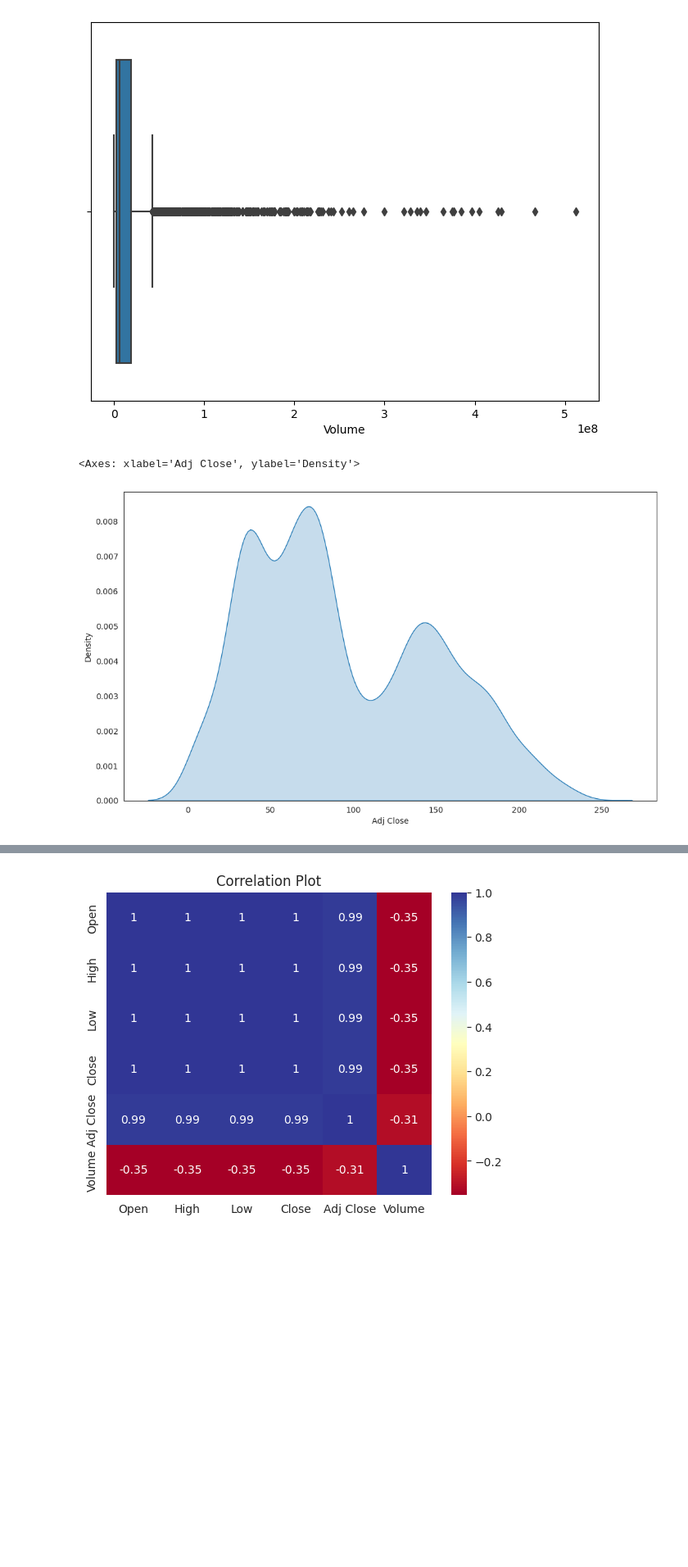
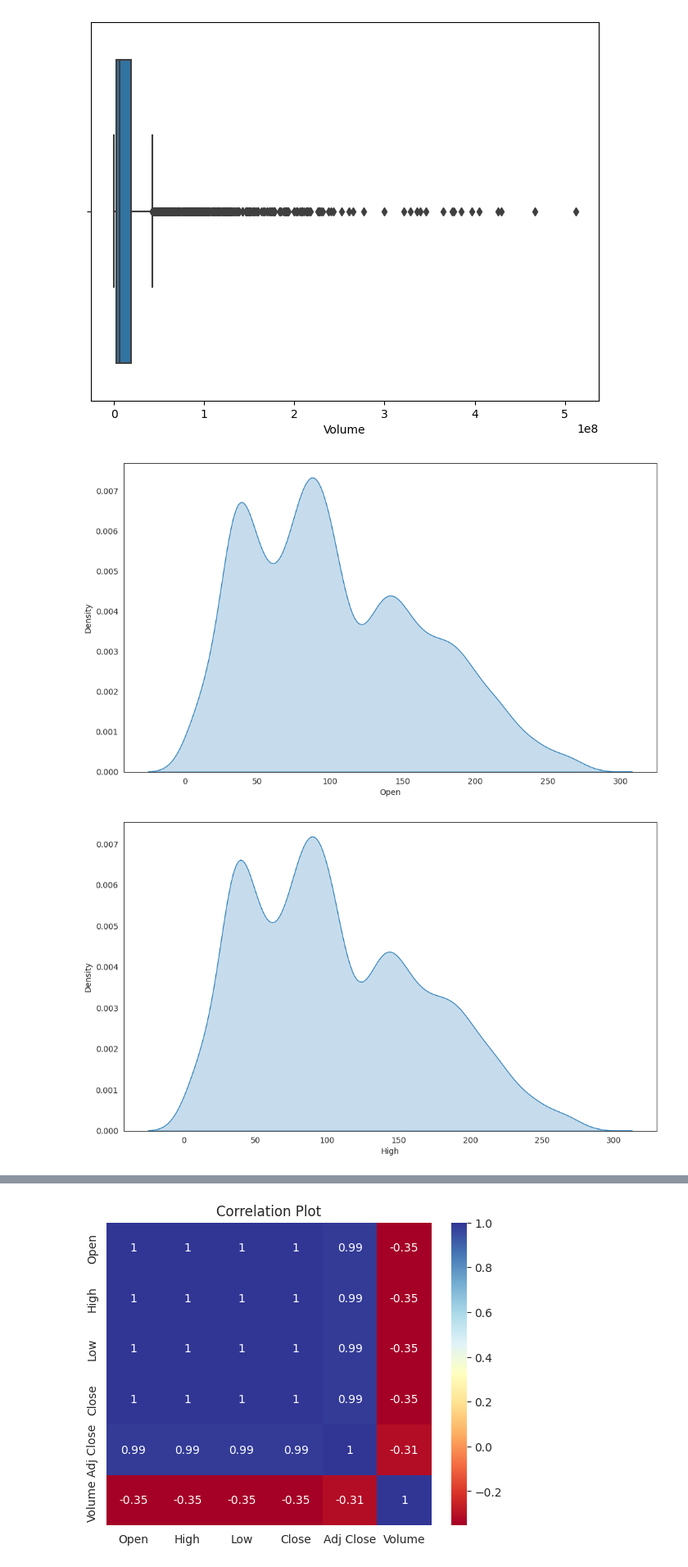
Before and after one commit to pi-mishra/PNB_stock_prediction, a Jupyter notebook: PNB_stock_prediction.ipynb, the cells around one changed output, grey strips where cells are left out. Shown at 82% size. Saved outputs shown, nothing was run; the diff lists cells and outputs as text; code cells hidden in the pictures; blank space fills up the shorter version.

```diff
--- a/PNB_stock_prediction.ipynb
+++ b/PNB_stock_prediction.ipynb
@@ -116,9 +133,11 @@ for i in col:
 [figure]
 [figure]
 # %%
-# KDE plot of dependent variable
-plt.figure(figsize=(12,7))
-sns.kdeplot(data=df['Adj Close'], shade=True)
+#KDE plot to check the dispersion
+
+for i in col:
+  plt.figure(figsize=(12,7))
+  sns.kdeplot(data=df[i], shade=True)
 # %% [output]
-<Axes: xlabel='Adj Close', ylabel='Density'>
-[figure, old version]
+[figure, new version]
+[figure, added]
```
Also changed, not shown: parts of 17 cells of this notebook.
